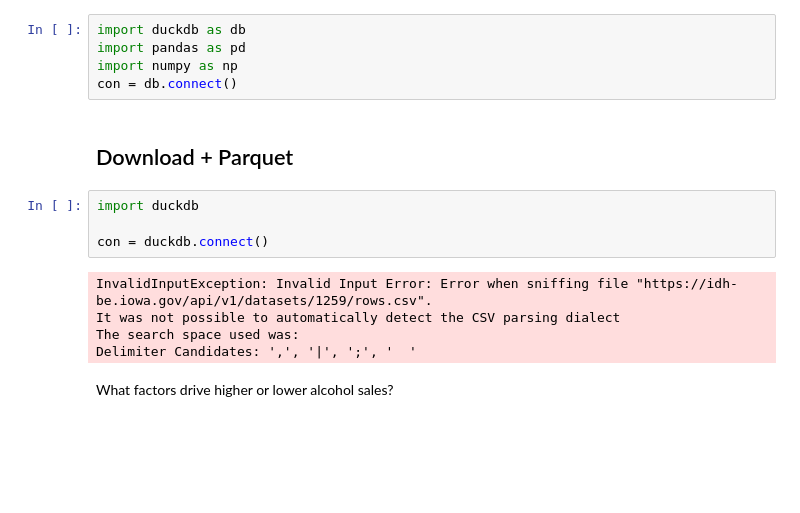
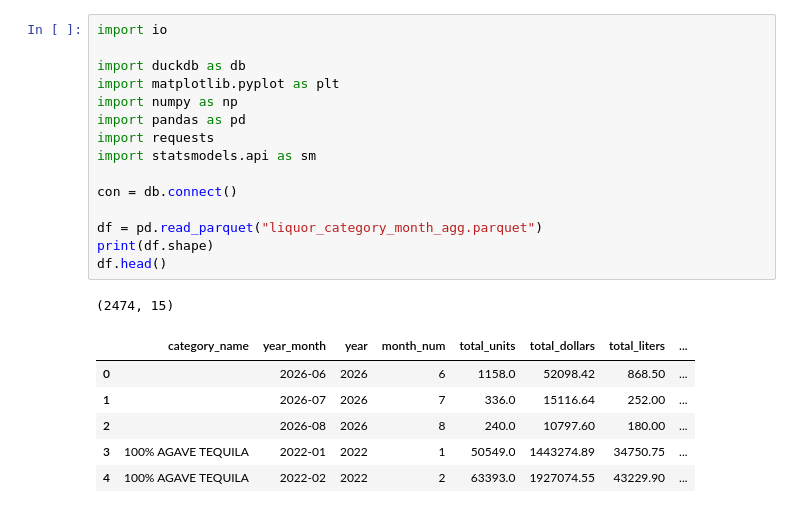
Before and after one commit to otishunt/data4401-joe, a Jupyter notebook: caseb.ipynb, the cells around one changed output. Drawn from its saved outputs; the diff is of its cells as text; blank space fills up the shorter version.

```diff
--- a/caseb.ipynb
+++ b/caseb.ipynb
@@ -3,18 +14,23 @@
 # %%
+import io
+
 import duckdb as db
+import matplotlib.pyplot as plt
+import numpy as np
 import pandas as pd
-import numpy as np
+import requests
+import statsmodels.api as sm
+
 con = db.connect()
+
+df = pd.read_parquet("liquor_category_month_agg.parquet")
+print(df.shape)
+df.head()
+# %% [output]
+(2474, 15)
+|  | category_name | year_month | year | month_num | total_units | total_dollars | total_liters | ... |
+| 0 |  | 2026-06 | 2026 | 6 | 1158.0 | 52098.42 | 868.50 | ... |
+| 1 |  | 2026-07 | 2026 | 7 | 336.0 | 15116.64 | 252.00 | ... |
+| 2 |  | 2026-08 | 2026 | 8 | 240.0 | 10797.60 | 180.00 | ... |
+| 3 | 100% AGAVE TEQUILA | 2022-01 | 2022 | 1 | 50549.0 | 1443274.89 | 34750.75 | ... |
+| 4 | 100% AGAVE TEQUILA | 2022-02 | 2022 | 2 | 63393.0 | 1927074.55 | 43229.90 | ... |
-# %% [markdown]
-## Download + Parquet
-# %%
-import duckdb
-
-con = duckdb.connect()
-# %% [output]
-InvalidInputException: Invalid Input Error: Error when sniffing file "https://idh-be.iowa.gov/api/v1/datasets/1259/rows.csv".
-It was not possible to automatically detect the CSV parsing dialect
-The search space used was:
-Delimiter Candidates: ',', '|', ';', '  '
-# %% [markdown]
-What factors drive higher or lower alcohol sales?
```
Also changed, not shown: parts of 17 cells of this notebook, 1 other file.
